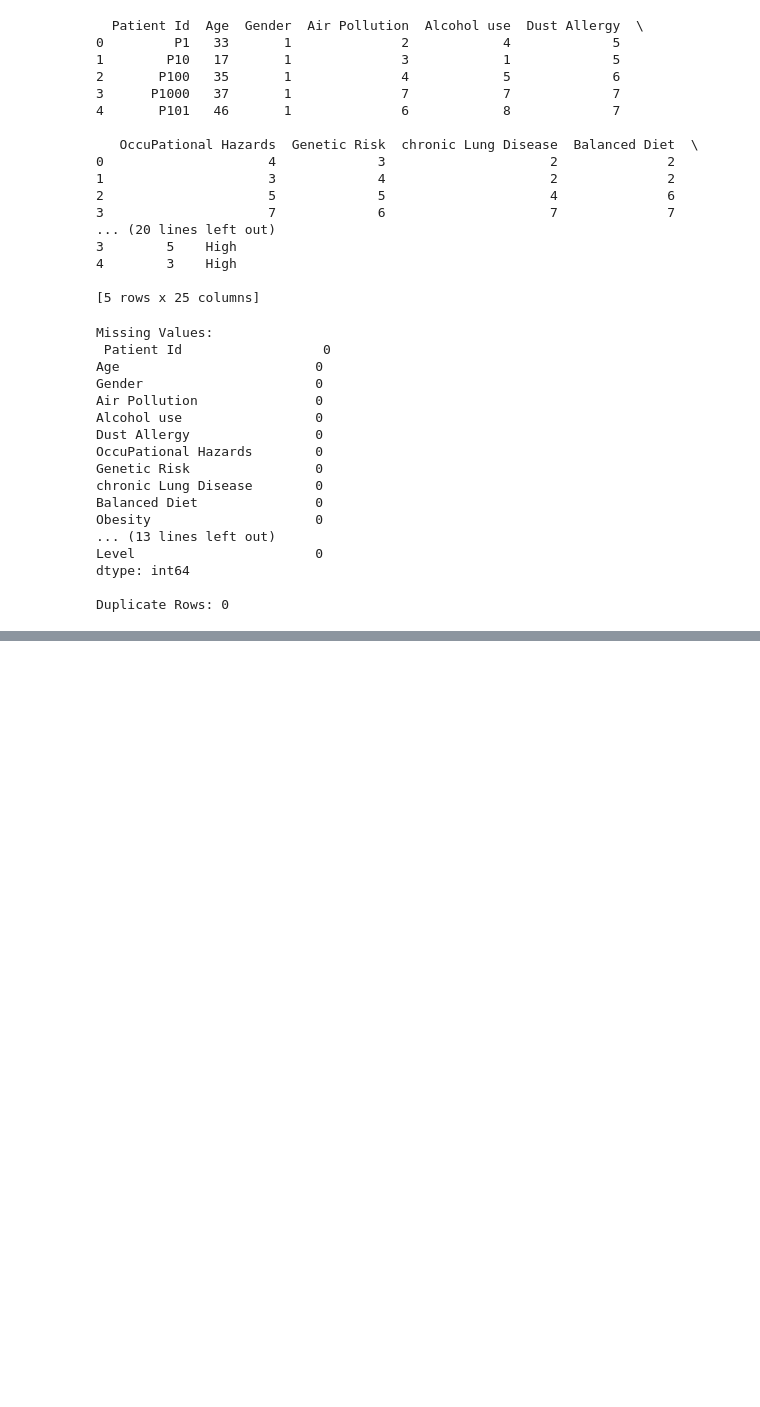
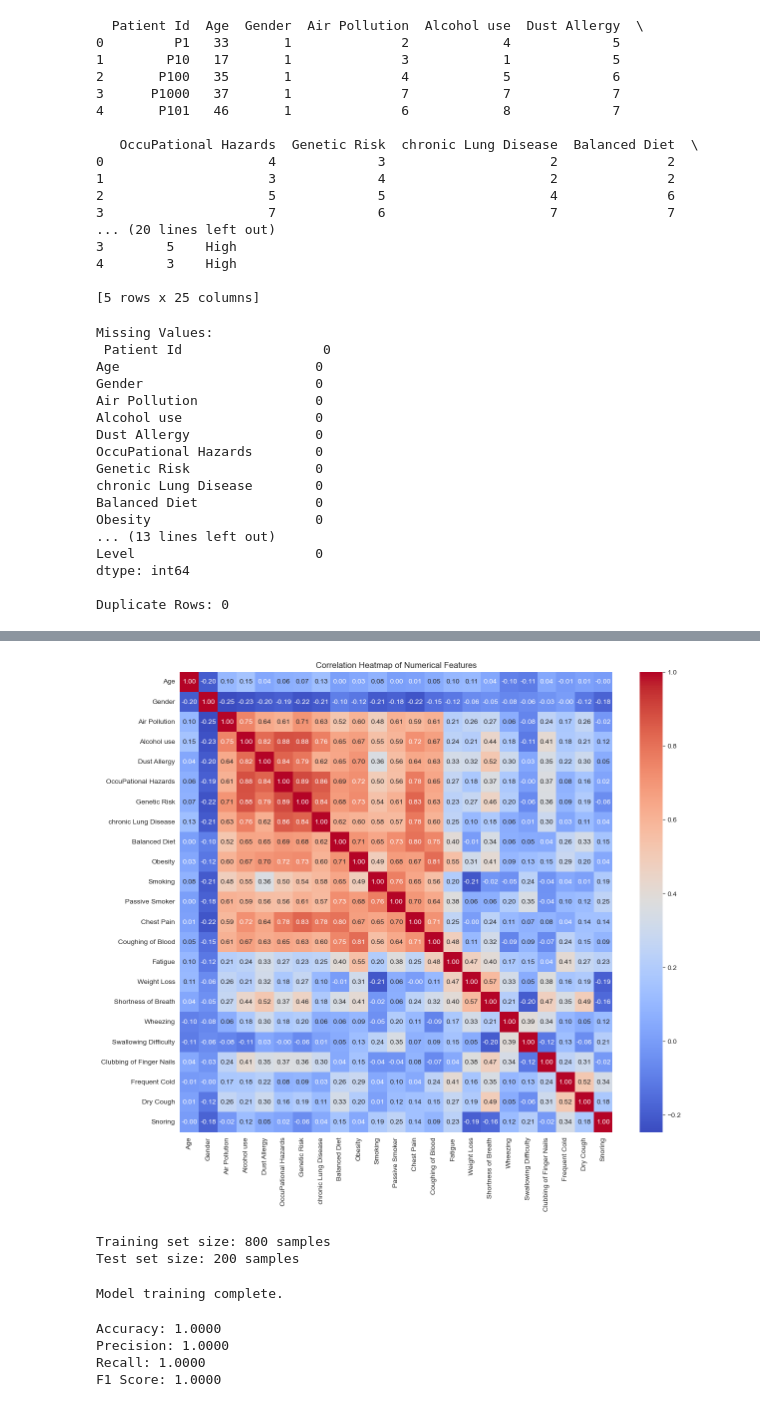
Before and after one commit to MizGG/ML-and-cancer-, a Jupyter notebook: honours project tester .ipynb, the cells around one changed output, grey strips where cells are left out. Saved outputs shown, nothing was run; the diff lists cells and outputs as text; code cells hidden in the pictures; blank space fills up the shorter version.

```diff
--- a/honours project tester .ipynb
+++ b/honours project tester .ipynb
@@ -68,0 +115,11 @@ Duplicate Rows: 0
+# %%
+# Correlation Heatmap for numerical features
+plt.figure(figsize=(14, 12))
+# Select only numeric columns for correlation calculation
+numeric_data = data.select_dtypes(include=[np.number])
+correlation_matrix = numeric_data.corr()
+sns.heatmap(correlation_matrix, annot=True, cmap='coolwarm', fmt=".2f")
+plt.title('Correlation Heatmap of Numerical Features')
+plt.show()
+# %% [output]
+[figure, added]
@@ -68,0 +134,40 @@ Duplicate Rows: 0
+# %%
+
+X_train, X_test, y_train, y_test = train_test_split(X, y, test_size=0.2, random_state=42)
+
+# Output the shapes of the training and test sets to verify the splits
+print(f"Training set size: {X_train.shape[0]} samples")
+print(f"Test set size: {X_test.shape[0]} samples")
+# %% [output]
+Training set size: 800 samples
+Test set size: 200 samples
+# %%
+# Initialise the Random Forest Classifier
+random_forest_model = RandomForestClassifier(random_state=42)
+
+# Train the model with the training data
+random_forest_model.fit(X_train, y_train)
+
+print("Model training complete.")
+# %% [output]
+Model training complete.
+# %%
+# Make predictions on the test set
+y_pred = random_forest_model.predict(X_test)
+
+# Evaluate the model
+accuracy = accuracy_score(y_test, y_pred)
+precision = precision_score(y_test, y_pred, average='weighted')
+recall = recall_score(y_test, y_pred, average='weighted')
+f1 = f1_score(y_test, y_pred, average='weighted')
+
+# Print the evaluation metrics
+print(f'Accuracy: {accuracy:.4f}')
+print(f'Precision: {precision:.4f}')
+print(f'Recall: {recall:.4f}')
+print(f'F1 Score: {f1:.4f}')
+# %% [output]
+Accuracy: 1.0000
+Precision: 1.0000
+Recall: 1.0000
+F1 Score: 1.0000
```
Also changed, not shown: parts of 6 cells of this notebook.
